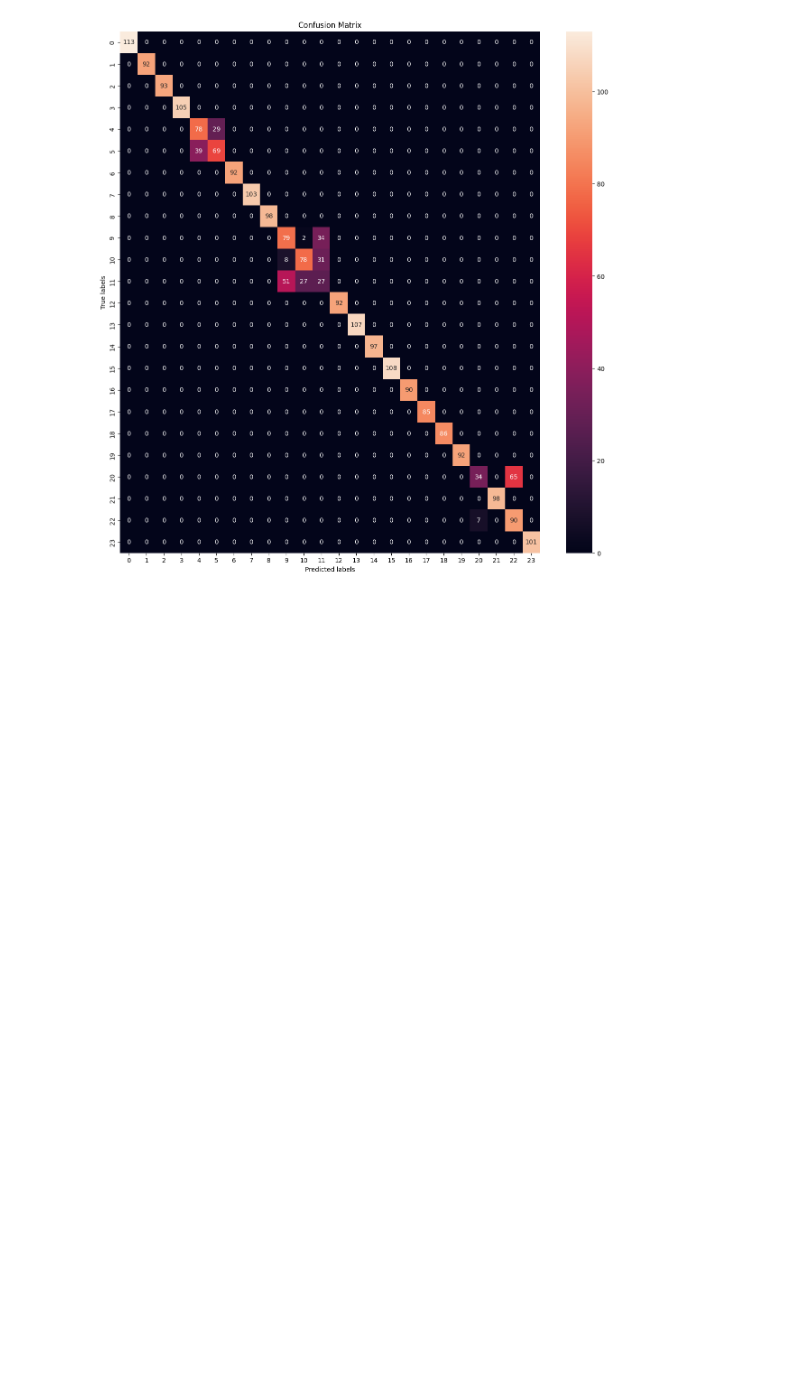
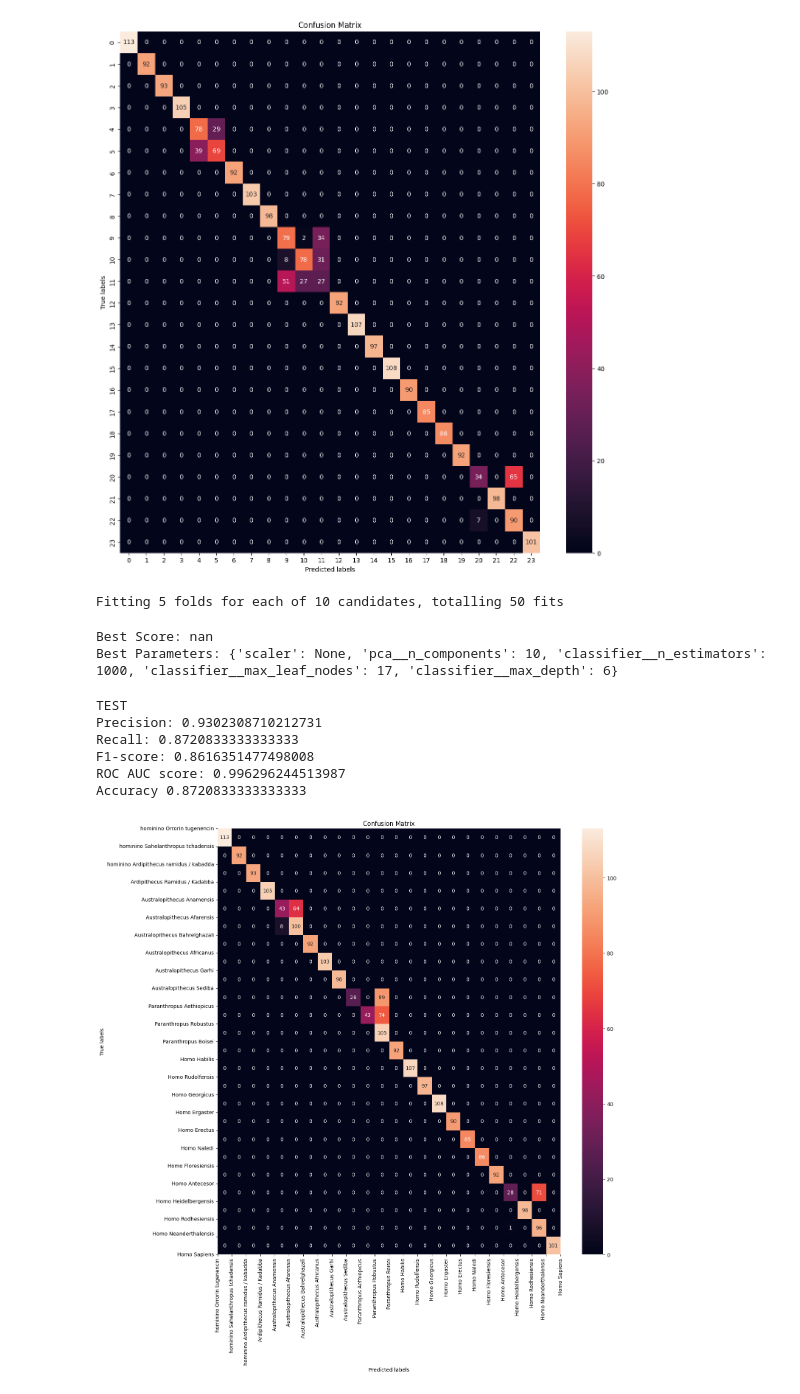
Before and after one commit to Teret90/Hominid-Classification-Model-with-Streamlit-Integration, a Jupyter notebook: notebooks/Proyecto_ML_modelos_df2_RF.ipynb, the cells around one changed output. Saved outputs shown, nothing was run; the diff lists cells and outputs as text; code cells hidden in the pictures; blank space fills up the shorter version.

Commit message:
commit con nuevo modelo por recall

```diff
--- a/notebooks/Proyecto_ML_modelos_df2_RF.ipynb
+++ b/notebooks/Proyecto_ML_modelos_df2_RF.ipynb
@@ -796,3 +799,42 @@ filename = './models/gbc1.pkl'
 
 with open(filename, 'wb') as archivo_salida:
     pickle.dump(be_gbc1, archivo_salida)
+# %%
+steps = [
+    ('scaler', StandardScaler()),
+    ('pca', PCA()),
+    ('classifier', RandomForestClassifier(random_state=42))
+]
+
+pipeline = Pipeline(steps)
+
+param_dist = {
+    'scaler': [None, StandardScaler(), MinMaxScaler()],
+    'pca__n_components': [8,9,10],
+    'classifier__n_estimators': [100, 500, 1000],
+    'classifier__max_depth': [5,6,7,8],
+    'classifier__max_leaf_nodes': [16,17,18]
+}
+
+random_search = RandomizedSearchCV(pipeline, param_distributions=param_dist, cv=5, n_iter=10,n_jobs=-1,scoring='recall', random_state=42,verbose= 2)
+
+
+rs=random_search.fit(X, y)
+
+
+best_score = random_search.best_score_
+best_params = random_search.best_params_
+
+print("Best Score:", best_score)
+print("Best Parameters:", best_params)
+# %% [output]
+Fitting 5 folds for each of 10 candidates, totalling 50 fits
+Best Score: nan
+Best Parameters: {'scaler': None, 'pca__n_components': 10, 'classifier__n_estimators': 1000, 'classifier__max_leaf_nodes': 17, 'classifier__max_depth': 6}
+# %%
+be2=rs.best_estimator_.fit(X,y)
+# %%
+y_pred_rf_pca_test1_3=be2.predict(X1)
+y_pred_rf_pca_test1_pproba_3 = be2.predict_proba(X1)
+y_pred_rf_pca_train1_3=be2.predict(X)
+y_pred_rf_pca_train1_pproba_3 = be2.predict_proba(X)
@@ -798,0 +847,28 @@ with open(filename, 'wb') as archivo_salida:
+# %%
+print('TEST')
+print("Precision:", precision_3)
+print("Recall:", recall_3)
+print("F1-score:", f1_3)
+print('ROC AUC score:', roc_auc_3)
+print('Accuracy',accuracy_3)
+# %% [output]
+TEST
+Precision: 0.9302308710212731
+Recall: 0.8720833333333333
+F1-score: 0.8616351477498008
+ROC AUC score: 0.996296244513987
+Accuracy 0.8720833333333333
+# %%
+plt.figure(figsize=(15,15))
+c_matrix_3 = confusion_matrix(y1,y_pred_rf_pca_test1_3)
+sns.heatmap(c_matrix_3, annot=True,fmt= 'd')
+plt.xlabel('Predicted labels')
+plt.ylabel('True labels')
+plt.xticks(rotation=90)
+plt.xticks(range(len(lista_nombres_hominidos)), lista_nombres_hominidos)
+plt.yticks(rotation=360)
+plt.yticks(range(len(lista_nombres_hominidos)), lista_nombres_hominidos)
+plt.title('Confusion Matrix')
+plt.show();
+# %% [output]
+[figure, added]
```
Also changed, not shown: parts of 2 cells of this notebook, 4 other files.
